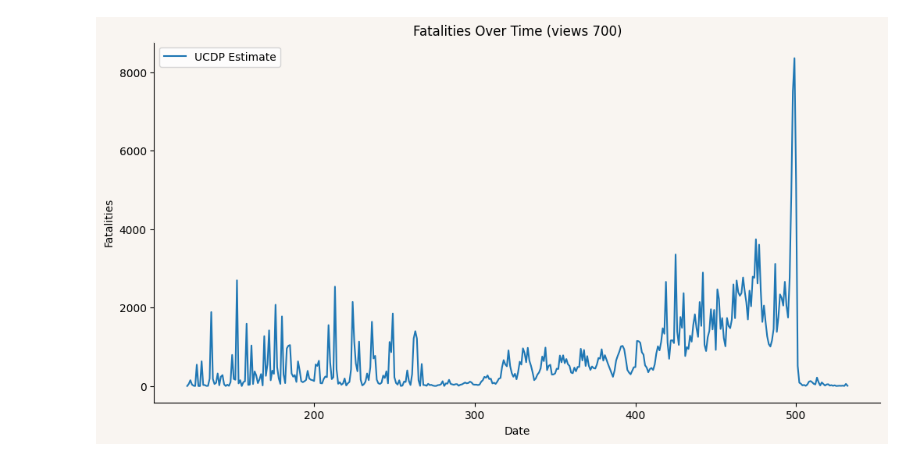
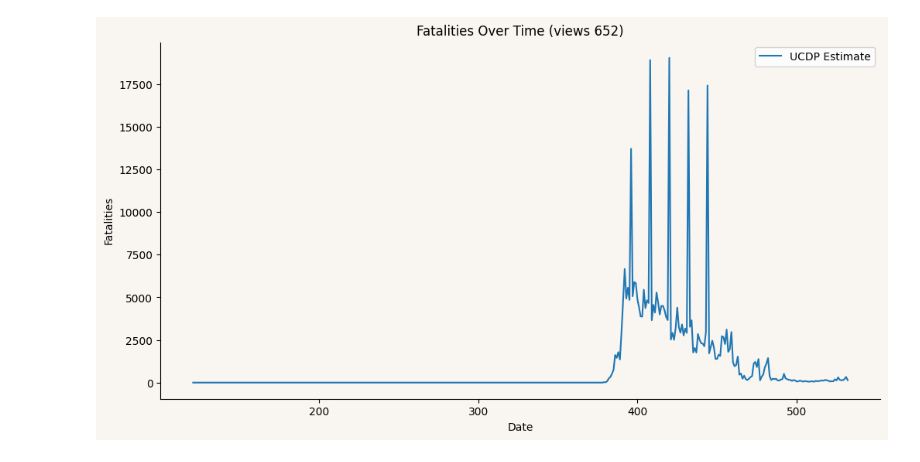
Before and after one commit to kaylanhua/conflicts, a Jupyter notebook: random_forest/views_rf.ipynb, the cells around one changed output. Saved outputs shown, nothing was run; the diff lists cells and outputs as text; code cells hidden in the pictures.

```diff
--- a/random_forest/views_rf.ipynb
+++ b/random_forest/views_rf.ipynb
@@ -12,12 +12,12 @@ sys.path.append("/Users/kaylahuang/Desktop/GitHub/conflicts/components/")
 from views_cleaner import VIEWSCleaner
 # %%
 filename = '../data/views23/features/cm/cm_features.parquet'
-gw_id = 700 # this is sri lanka
+gw_id = 652
 cleaner = VIEWSCleaner(filename, gw_id)
 X = cleaner.features # already aggregated by month
 cleaner.plot()
 # %% [output]
-[figure, old version]
+[figure, new version]
 # %%
 def predict_date(input_month):
     pre_date = X[X['month_id'] <= input_month]
```
Also changed, not shown: parts of 6 cells of this notebook.
